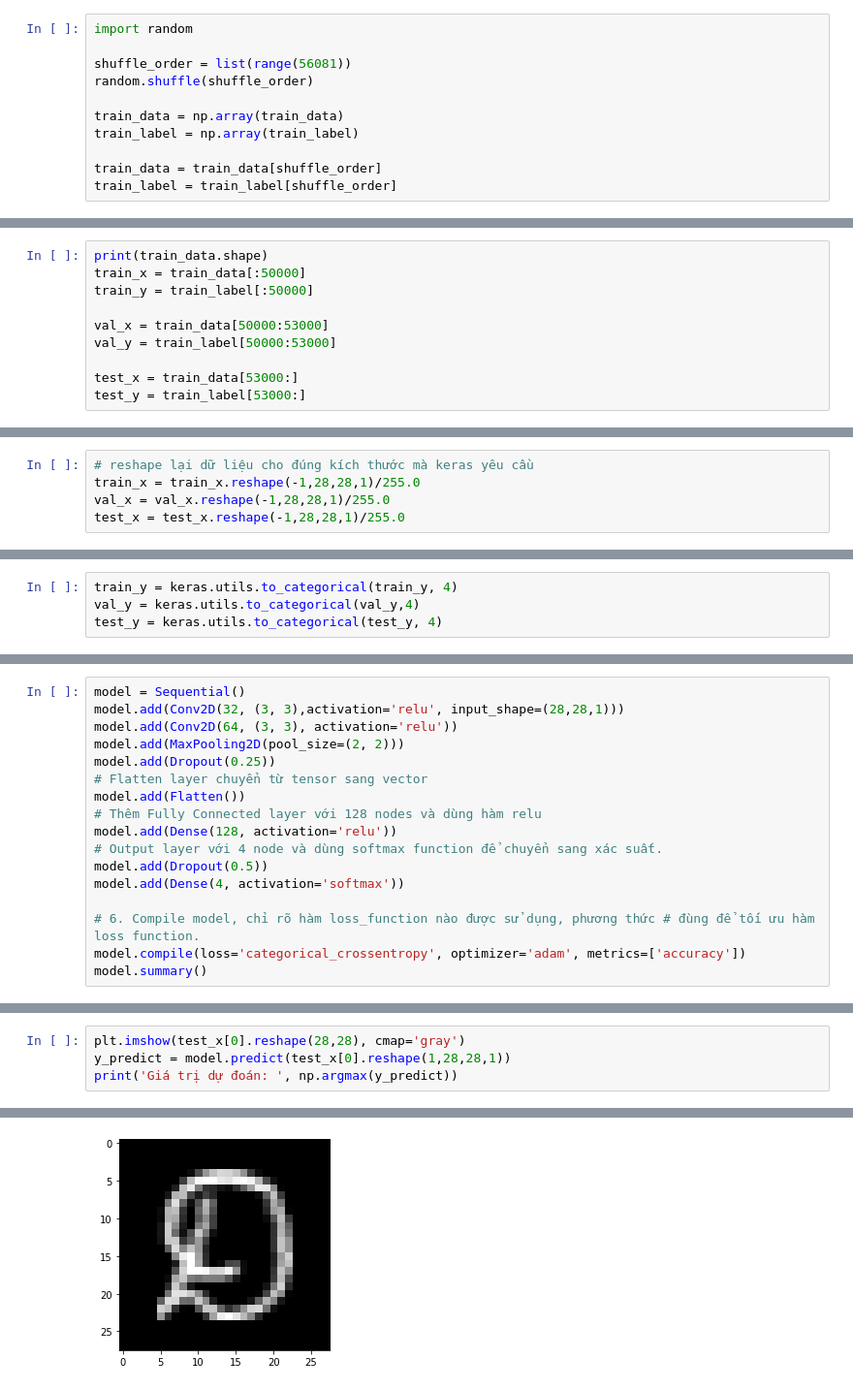
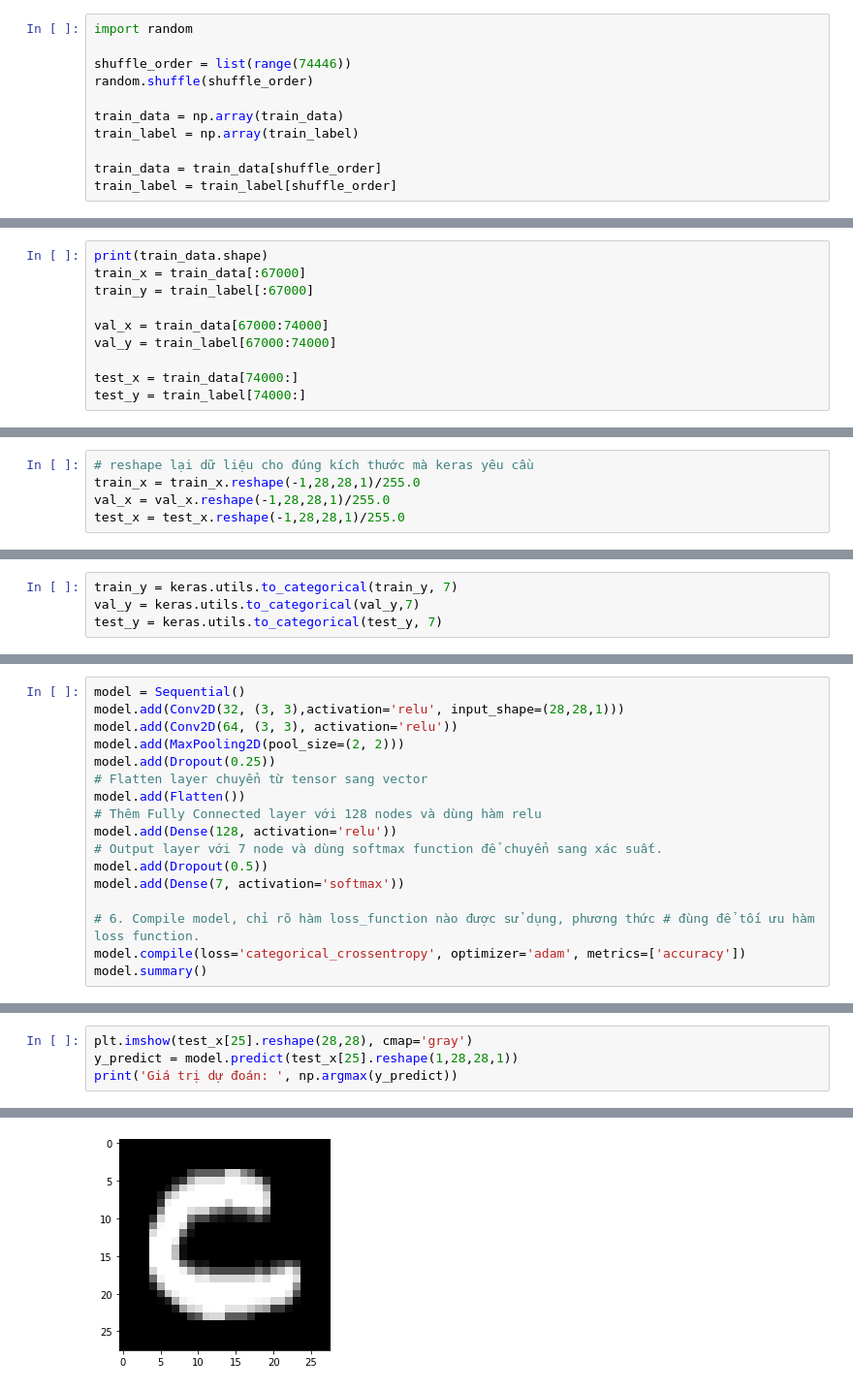
Before and after one commit to datdinh173011/abc, a Jupyter notebook: Datndchuviettay.ipynb, the cells around one changed output, grey strips where cells are left out. Shown at 97% size. Cells and saved outputs as stored; diff of their text form.

```diff
--- a/Datndchuviettay.ipynb
+++ b/Datndchuviettay.ipynb
@@ -111,7 +126,7 @@ print(train_x[15])
 # %%
 import random
 
-shuffle_order = list(range(56081))
+shuffle_order = list(range(74446))
 random.shuffle(shuffle_order)
 
 train_data = np.array(train_data)
@@ -122,11 +139,11 @@ train_label = train_label[shuffle_order]
 # %%
 print(train_data.shape)
-train_x = train_data[:50000]
-train_y = train_label[:50000]
+train_x = train_data[:67000]
+train_y = train_label[:67000]
 
-val_x = train_data[50000:53000]
-val_y = train_label[50000:53000]
+val_x = train_data[67000:74000]
+val_y = train_label[67000:74000]
 
-test_x = train_data[53000:]
-test_y = train_label[53000:]
+test_x = train_data[74000:]
+test_y = train_label[74000:]
 # %% [output]
@@ -147,7 +168,7 @@ test_x = test_x.reshape(-1,28,28,1)/255.0
 # %%
-train_y = keras.utils.to_categorical(train_y, 4)
-val_y = keras.utils.to_categorical(val_y,4)
-test_y = keras.utils.to_categorical(test_y, 4)
+train_y = keras.utils.to_categorical(train_y, 7)
+val_y = keras.utils.to_categorical(val_y,7)
+test_y = keras.utils.to_categorical(test_y, 7)
 # %%
 train_x.shape
 # %% [output]
@@ -162,9 +185,9 @@ model.add(Dropout(0.25))
 model.add(Flatten())
 # Thêm Fully Connected layer với 128 nodes và dùng hàm relu
 model.add(Dense(128, activation='relu'))
-# Output layer với 4 node và dùng softmax function để chuyển sang xác suất.
+# Output layer với 7 node và dùng softmax function để chuyển sang xác suất.
 model.add(Dropout(0.5))
-model.add(Dense(4, activation='softmax'))
+model.add(Dense(7, activation='softmax'))
 
 # 6. Compile model, chỉ rõ hàm loss_function nào được sử dụng, phương thức # đùng để tối ưu hàm loss function.
 model.compile(loss='categorical_crossentropy', optimizer='adam', metrics=['accuracy'])
@@ -217,5 +240,5 @@ print(score)
 # %%
-plt.imshow(test_x[0].reshape(28,28), cmap='gray')
-y_predict = model.predict(test_x[0].reshape(1,28,28,1))
+plt.imshow(test_x[25].reshape(28,28), cmap='gray')
+y_predict = model.predict(test_x[25].reshape(1,28,28,1))
 print('Giá trị dự đoán: ', np.argmax(y_predict))
 # %% [output]
@@ -223 +246 @@ Giá trị dự đoán:  3
-[figure, old version]
+[figure, new version]
```
Also changed, not shown: parts of 44 cells of this notebook.
